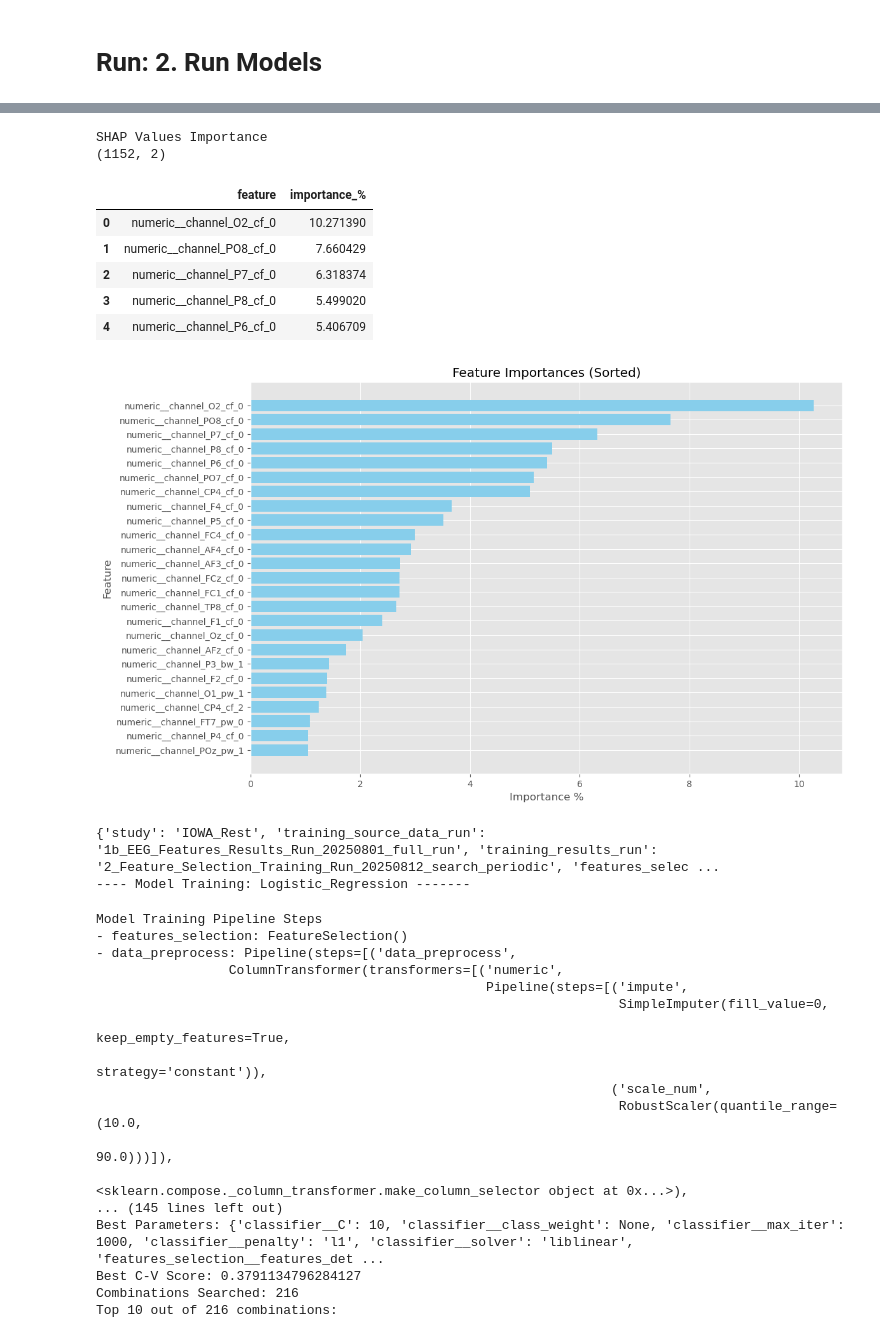
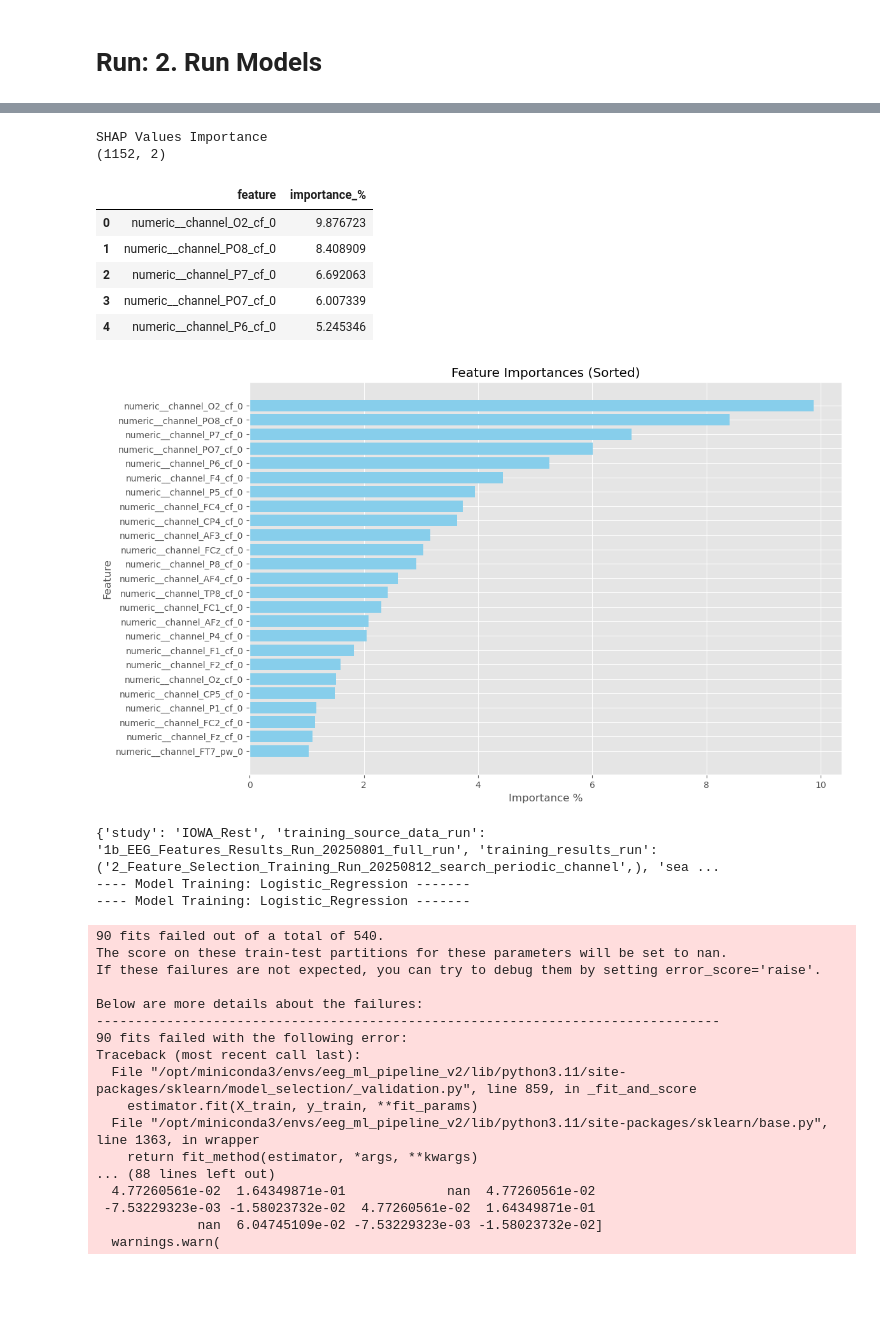
Before and after one commit to StuartG24/EEG_ML_Pipeline, a Jupyter notebook: Notebooks/2_ML_Features_Selection_Training_v11.ipynb, the cells around one changed output, grey strips where cells are left out. Cells and saved outputs as stored; diff of their text form; code cells hidden in the pictures; blank space fills up the shorter version.

```diff
--- a/Notebooks/2_ML_Features_Selection_Training_v11.ipynb
+++ b/Notebooks/2_ML_Features_Selection_Training_v11.ipynb
@@ -429,7 +429,8 @@ def evaluate_model(model, X_test, y_test, verbose=True):
     results = {'study': 'test_study',
                'training_source_data_run': 'empty',
                'training_results_run': 'empty',
-               'features_selection_range': 'empty',
+               'search_features_detail': 'empty',
+               'search_features_selection': 'empty',
                'CV_search_time': 0,
                'CV_best_parameters': '{xx}',
                'features_detail': 'test region',
@@ -706,8 +707,8 @@ study_name = 'IOWA_Rest'
 eeg_features_run = '1b_EEG_Features_Results_Run_20250801_full_run'
 
 # Training Run Name & Params
-run_description = 'search_periodic'
-extraction_params = {'features_detail_level': 'both',    # region, channel, both
+run_description = 'search_periodic_channel'
+extraction_params = {'features_detail_level': 'channel',    # region, channel, both
                      'subject_meta_include': False,
                      'aperiodic_include': False,
                      'periodic_include': True,
@@ -936,8 +937,9 @@ for model_name in models_list:
     # Append Metrics
     eval_results['study'] = study_name
     eval_results['training_source_data_run'] = eeg_features_run
-    eval_results['training_results_run'] = run_name
-    eval_results['features_selection_range'] = features_selected
+    eval_results['training_results_run'] = run_name,
+    eval_results['search_features_detail'] = detail_level_params,
+    eval_results['search_features_selection'] = features_selected,
     eval_results['CV_search_time'] = search_duration
     best_params = grid_search.best_params_
     eval_results['CV_best_parameters'] = best_params
@@ -987,56 +989,57 @@ Top 10 out of 72 combinations:
 -----------------
 Best Model:
 Pipeline(steps=[('features_selection',
                  FeatureSelection(features_detail_level='channel',
                                   selected_features=['cf', 'pw', 'bw'])),
                 ('data_preprocess',
                  Pipeline(steps=[('data_preprocess',
                                   ColumnTransformer(transformers=[('numeric',
                                                                    Pipeline(steps=[('impute',
                                                                                     SimpleImputer(fill_value=0,
                                                                                                   keep_empty_features=True,
                                                                                                   strategy='constant')),
 ... (21 lines left out)
 Hamming Loss 0.2000
 ROC-AUC Score 0.8660
 Gini Index: 0.7321
 -----------
 [figure]
 Mismatches
 |  | Ground_Truth | Prediction | Confidence |
 | 73 | 1 | 0 | 0.566667 |
 | 64 | 1 | 0 | 0.586667 |
 | 136 | 0 | 1 | 0.780000 |
 | 55 | 1 | 0 | 0.500952 |
 | 131 | 0 | 1 | 0.646667 |
 | 127 | 0 | 1 | 0.833333 |
 Feature Names: 1152
 SHAP Values Importance
 (1152, 2)
 |  | feature | importance_% |
-| 0 | numeric__channel_O2_cf_0 | 10.271390 |
-| 1 | numeric__channel_PO8_cf_0 | 7.660429 |
-| 2 | numeric__channel_P7_cf_0 | 6.318374 |
-| 3 | numeric__channel_P8_cf_0 | 5.499020 |
-| 4 | numeric__channel_P6_cf_0 | 5.406709 |
+| 0 | numeric__channel_O2_cf_0 | 9.876723 |
+| 1 | numeric__channel_PO8_cf_0 | 8.408909 |
+| 2 | numeric__channel_P7_cf_0 | 6.692063 |
+| 3 | numeric__channel_PO7_cf_0 | 6.007339 |
+| 4 | numeric__channel_P6_cf_0 | 5.245346 |
-[figure, old version]
+[figure, new version]
-{'study': 'IOWA_Rest', 'training_source_data_run': '1b_EEG_Features_Results_Run_20250801_full_run', 'training_results_run': '2_Feature_Selection_Training_Run_20250812_search_periodic', 'features_selec ...
+{'study': 'IOWA_Rest', 'training_source_data_run': '1b_EEG_Features_Results_Run_20250801_full_run', 'training_results_run': ('2_Feature_Selection_Training_Run_20250812_search_periodic_channel',), 'sea ...
 ---- Model Training: Logistic_Regression -------
+---- Model Training: Logistic_Regression -------
-Model Training Pipeline Steps
-- features_selection: FeatureSelection()
-- data_preprocess: Pipeline(steps=[('data_preprocess',
-                 ColumnTransformer(transformers=[('numeric',
-                                                  Pipeline(steps=[('impute',
-                                                                   SimpleImputer(fill_value=0,
-                                                                                 keep_empty_features=True,
-                                                                                 strategy='constant')),
-                                                                  ('scale_num',
-                                                                   RobustScaler(quantile_range=(10.0,
-                                                                                                90.0)))]),
-                                                  <sklearn.compose._column_transformer.make_column_selector object at 0x...>),
-... (145 lines left out)
-Best Parameters: {'classifier__C': 10, 'classifier__class_weight': None, 'classifier__max_iter': 1000, 'classifier__penalty': 'l1', 'classifier__solver': 'liblinear', 'features_selection__features_det ...
-Best C-V Score: 0.3791134796284127
-Combinations Searched: 216
-Top 10 out of 216 combinations:
+90 fits failed out of a total of 540.
+The score on these train-test partitions for these parameters will be set to nan.
+If these failures are not expected, you can try to debug them by setting error_score='raise'.
+
+Below are more details about the failures:
+--------------------------------------------------------------------------------
+90 fits failed with the following error:
+Traceback (most recent call last):
+  File "/opt/miniconda3/envs/eeg_ml_pipeline_v2/lib/python3.11/site-packages/sklearn/model_selection/_validation.py", line 859, in _fit_and_score
+    estimator.fit(X_train, y_train, **fit_params)
+  File "/opt/miniconda3/envs/eeg_ml_pipeline_v2/lib/python3.11/site-packages/sklearn/base.py", line 1363, in wrapper
+    return fit_method(estimator, *args, **kwargs)
+... (88 lines left out)
+  4.77260561e-02  1.64349871e-01             nan  4.77260561e-02
+ -7.53229323e-03 -1.58023732e-02  4.77260561e-02  1.64349871e-01
+             nan  6.04745109e-02 -7.53229323e-03 -1.58023732e-02]
+  warnings.warn(
 ... (23 outputs left out)
```
Also changed, not shown: parts of 2 cells of this notebook, 17 other files.
